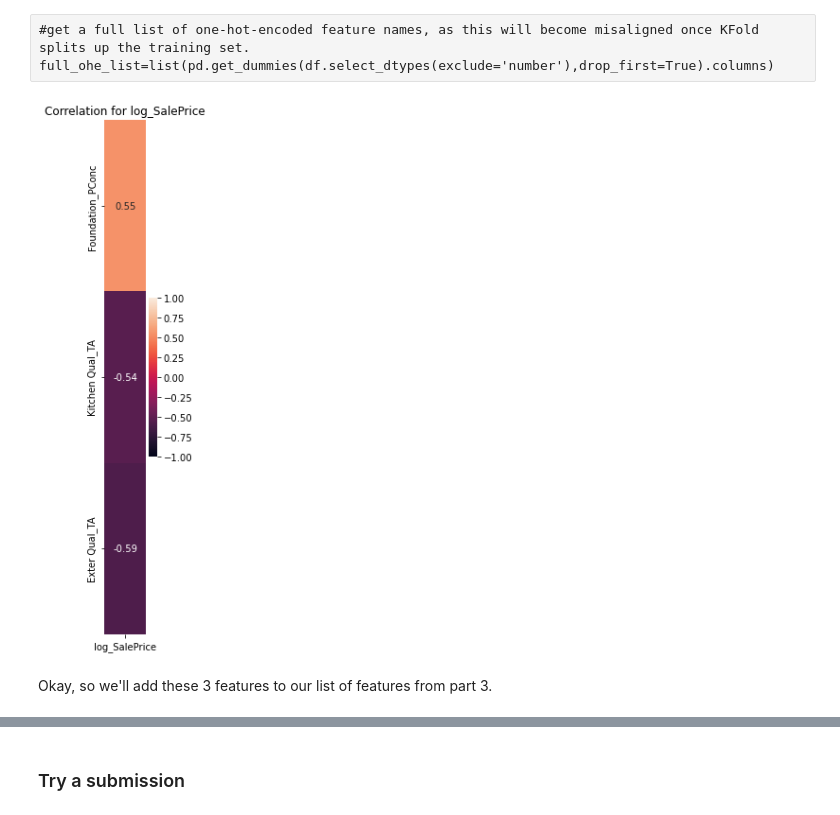
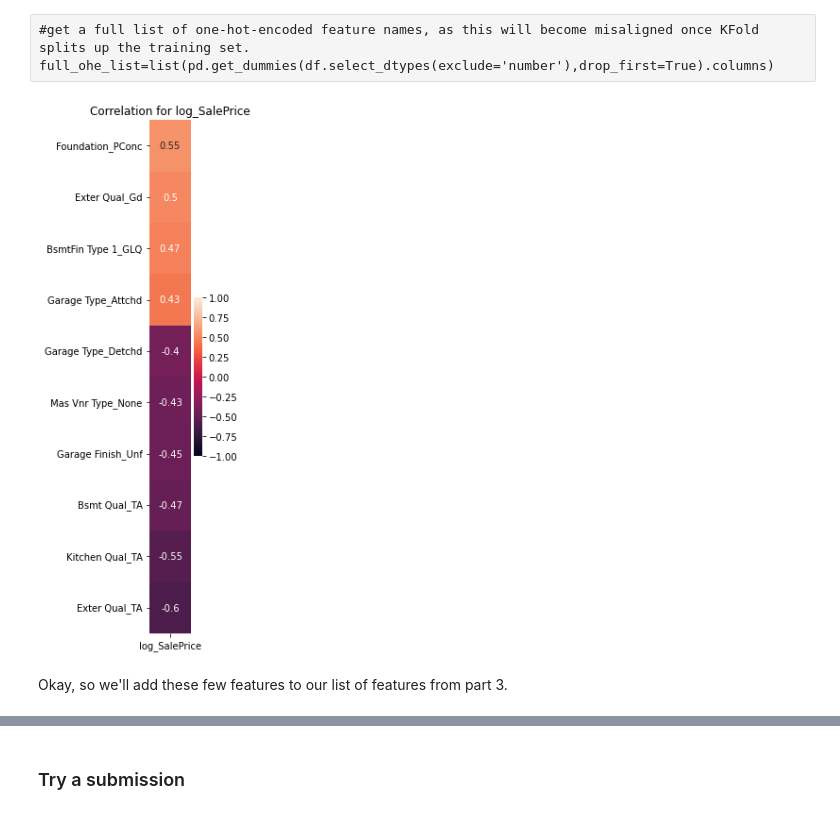
Before and after one commit to garyfoohw/GA_DSIF_project_2, a Jupyter notebook: code/04_Categorical_features.ipynb, the cells around one changed output, grey strips where cells are left out. Saved outputs shown, nothing was run; the diff lists cells and outputs as text; code cells hidden in the pictures.

```diff
--- a/code/04_Categorical_features.ipynb
+++ b/code/04_Categorical_features.ipynb
@@ -7,6 +7,15 @@ pd.set_option("display.max_rows",None)
 pd.set_option("display.max_columns",None)
 # %%
 df=pd.read_csv("../data/train.csv")
+
+#drop some useless columns
+cols_to_drop=["Id","PID"]
+df=df.drop(columns=cols_to_drop)
+
+#drop outliers identified in part 1
+df=df[df['Gr Liv Area']<=4500]
+df=df[df['SalePrice']>np.expm1(10)]
+
 df_copy=df.copy()
 # %% [raw]
 #get a full list of one-hot-encoded feature names, as this will become misaligned once KFold splits up the training set.
@@ -14,15 +23,15 @@ full_ohe_list=list(pd.get_dummies(df.select_dtypes(exclude='number'),drop_first=
 # %%
 #change SalePrice to log_SalePrice
 df=log_and_return(df_copy.copy(),"SalePrice",drop=True)
 
 #one hot encode only categorical features
 df_new=onehot_encode_categorical_features(df,return_number=False,label="log_SalePrice")
 
 # display(df_new.dtypes)
 #look at correlation to log_saleprice
-single_correlation_map(df_new,"log_SalePrice")
+categorical_features_to_keep=single_correlation_map(df_new,"log_SalePrice",corr_threshold=0.4)
 # %% [output]
-[figure, old version]
+[figure, new version]
 # %% [markdown]
-Okay, so we'll add these 3 features to our list of features from part 3.
+Okay, so we'll add these few features to our list of features from part 3.
 # %%
```
Also changed, not shown: parts of 15 cells of this notebook, 5 other files.
